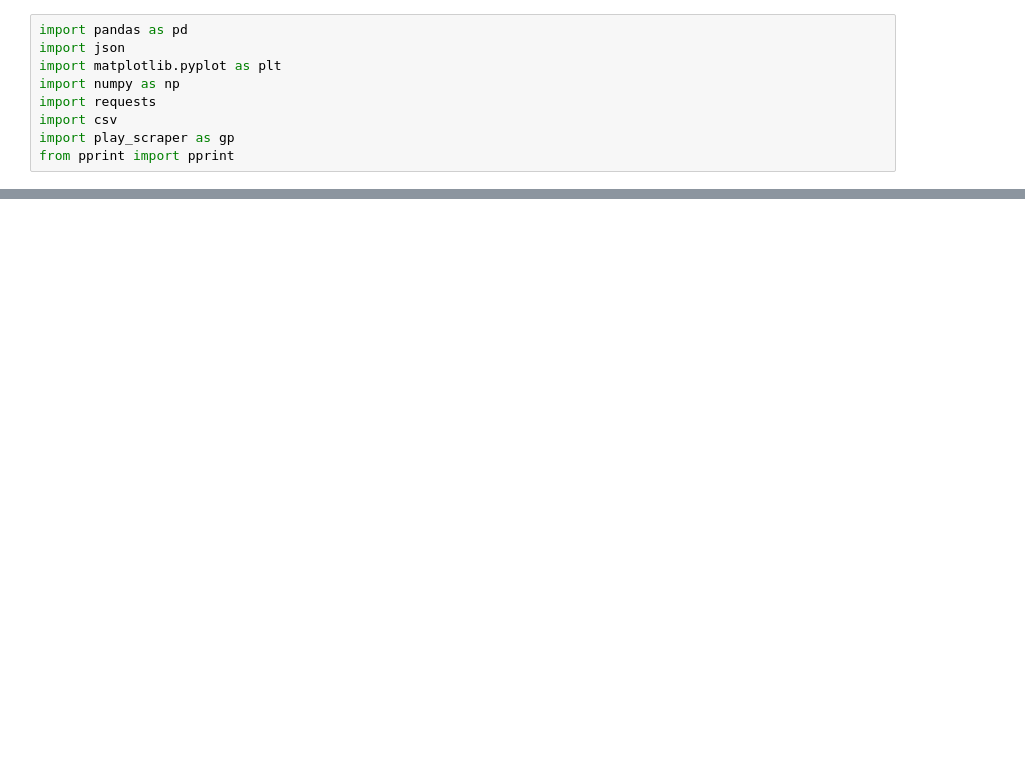
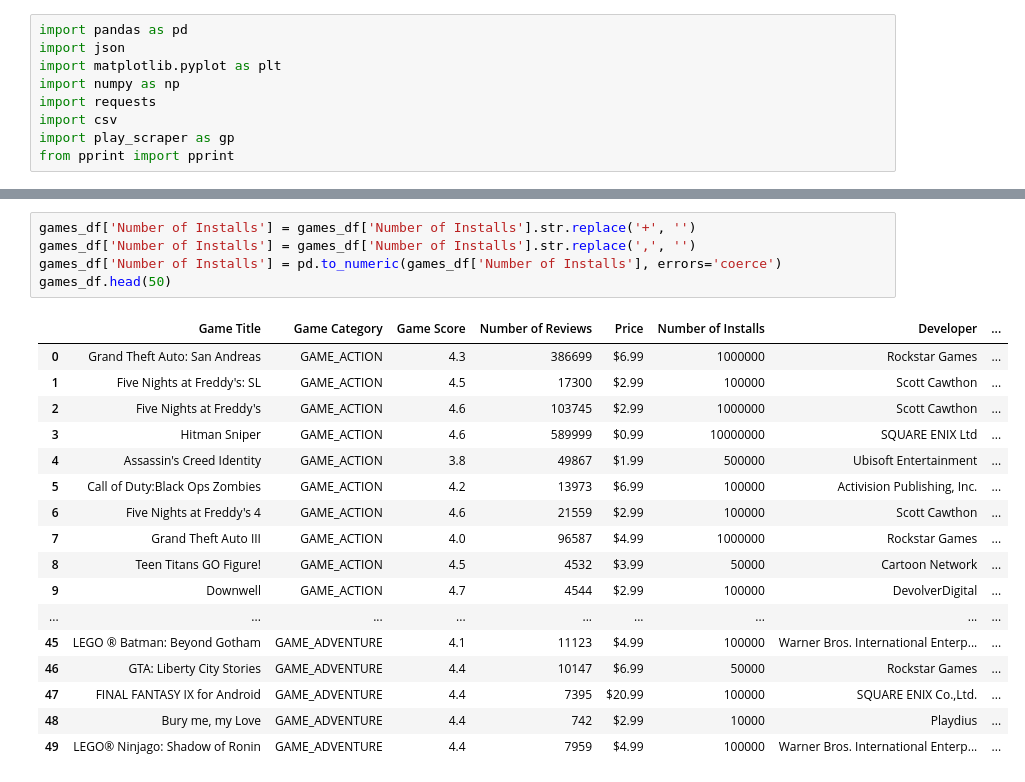
Before and after one commit to EmmanuelFabre/Play_Store_Analysis, a Jupyter notebook: Master Data Frame.ipynb, the cells around one changed output, grey strips where cells are left out. Drawn from its saved outputs; the diff is of its cells as text; blank space fills up the shorter version.

Commit message:
Added a category and cleaned the data

```diff
--- a/Master Data Frame.ipynb
+++ b/Master Data Frame.ipynb
@@ -127,0 +121,23 @@ games_df.head(20)
+# %%
+games_df['Number of Installs'] = games_df['Number of Installs'].str.replace('+', '')
+games_df['Number of Installs'] = games_df['Number of Installs'].str.replace(',', '')
+games_df['Number of Installs'] = pd.to_numeric(games_df['Number of Installs'], errors='coerce')
+games_df.head(50)
+# %% [output]
+|  | Game Title | Game Category | Game Score | Number of Reviews | Price | Number of Installs | Developer | ... |
+| 0 | Grand Theft Auto: San Andreas | GAME_ACTION | 4.3 | 386699 | $6.99 | 1000000 | Rockstar Games | ... |
+| 1 | Five Nights at Freddy's: SL | GAME_ACTION | 4.5 | 17300 | $2.99 | 100000 | Scott Cawthon | ... |
+| 2 | Five Nights at Freddy's | GAME_ACTION | 4.6 | 103745 | $2.99 | 1000000 | Scott Cawthon | ... |
+| 3 | Hitman Sniper | GAME_ACTION | 4.6 | 589999 | $0.99 | 10000000 | SQUARE ENIX Ltd | ... |
+| 4 | Assassin's Creed Identity | GAME_ACTION | 3.8 | 49867 | $1.99 | 500000 | Ubisoft Entertainment | ... |
+| 5 | Call of Duty:Black Ops Zombies | GAME_ACTION | 4.2 | 13973 | $6.99 | 100000 | Activision Publishing, Inc. | ... |
+| 6 | Five Nights at Freddy's 4 | GAME_ACTION | 4.6 | 21559 | $2.99 | 100000 | Scott Cawthon | ... |
+| 7 | Grand Theft Auto III | GAME_ACTION | 4.0 | 96587 | $4.99 | 1000000 | Rockstar Games | ... |
+| 8 | Teen Titans GO Figure! | GAME_ACTION | 4.5 | 4532 | $3.99 | 50000 | Cartoon Network | ... |
+| 9 | Downwell | GAME_ACTION | 4.7 | 4544 | $2.99 | 100000 | DevolverDigital | ... |
+| ... | ... | ... | ... | ... | ... | ... | ... | ... |
+| 45 | LEGO ® Batman: Beyond Gotham | GAME_ADVENTURE | 4.1 | 11123 | $4.99 | 100000 | Warner Bros. International Enterp... | ... |
+| 46 | GTA: Liberty City Stories | GAME_ADVENTURE | 4.4 | 10147 | $6.99 | 50000 | Rockstar Games | ... |
+| 47 | FINAL FANTASY IX for Android | GAME_ADVENTURE | 4.4 | 7395 | $20.99 | 100000 | SQUARE ENIX Co.,Ltd. | ... |
+| 48 | Bury me, my Love | GAME_ADVENTURE | 4.4 | 742 | $2.99 | 10000 | Playdius | ... |
+| 49 | LEGO® Ninjago: Shadow of Ronin | GAME_ADVENTURE | 4.4 | 7959 | $4.99 | 100000 | Warner Bros. International Enterp... | ... |
```
Also changed, not shown: parts of 8 cells of this notebook.
